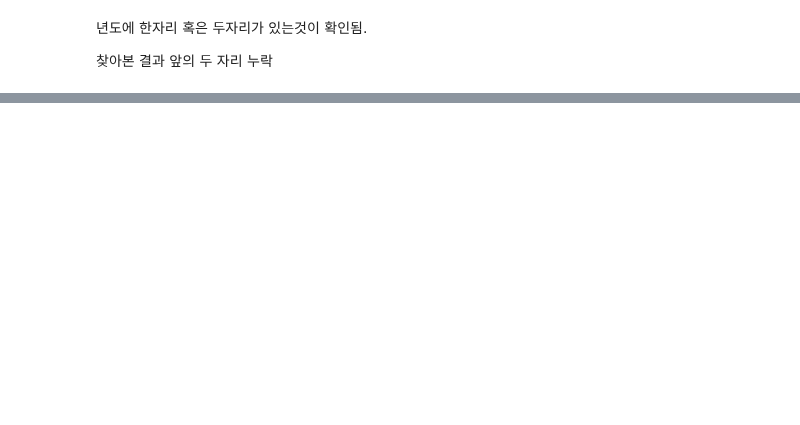
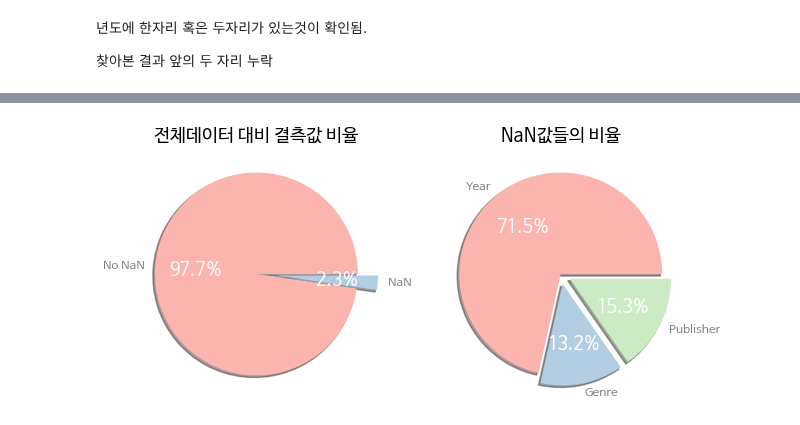
Before and after one commit to ljs7463/AnalysisProject, a Jupyter notebook: Gameanalysis.ipynb, the cells around one changed output, grey strips where cells are left out. Drawn from its saved outputs; the diff is of its cells as text; code cells hidden in the pictures; blank space fills up the shorter version.

```diff
--- a/Gameanalysis.ipynb
+++ b/Gameanalysis.ipynb
@@ -3,3 +26,7 @@
+# %%
+import matplotlib.pyplot as plt
+
+plt.rc('font', family='NanumBarunGothic')
 # %%
 # 데이터 로드
 import pandas as pd
@@ -78,0 +225,52 @@ print(dataset['Year'].min())
+# %%
+sns.set_context('talk')
+sns.set_palette('Pastel1')
+
+fig, ax = plt.subplots(1,2,figsize =(10,5))
+
+
+sizes1 = [16219/16598, 379/16598]
+labels1 = ['No NaN','NaN']
+
+
+pathes, texts, autotexts = ax[0].pie(sizes1,
+                                   labels = labels1,
+                                   autopct ='%1.1f%%',
+                                   shadow = True,
+                                   explode = (0, 0.2))
+
+for t in texts:
+  t.set_fontsize(12)
+  t.set_color('gray')
+
+for t in autotexts:
+  t.set_color('white')
+  t.set_fontsize(18)
+
+ax[0].set_title('전체데이터 대비 결측값 비율')
+
+
+
+
+sizes2 = [271/379, 50/379, 58/379]
+labels2 = ['Year','Genre', 'Publisher']
+
+pathes, texts, autotexts = ax[1].pie(sizes2,
+                                   labels = labels2,
+                                   autopct ='%1.1f%%',
+                                   shadow = True,
+                                   explode = (0, 0.1,0.1))
+
+for t in texts:
+  t.set_fontsize(12)
+  t.set_color('gray')
+
+for t in autotexts:
+  t.set_color('white')
+  t.set_fontsize(18)
+
+ax[1].set_title('NaN값들의 비율')
+
+plt.show()
+# %% [output]
+[figure, added]
```
Also changed, not shown: parts of 18 cells of this notebook.
